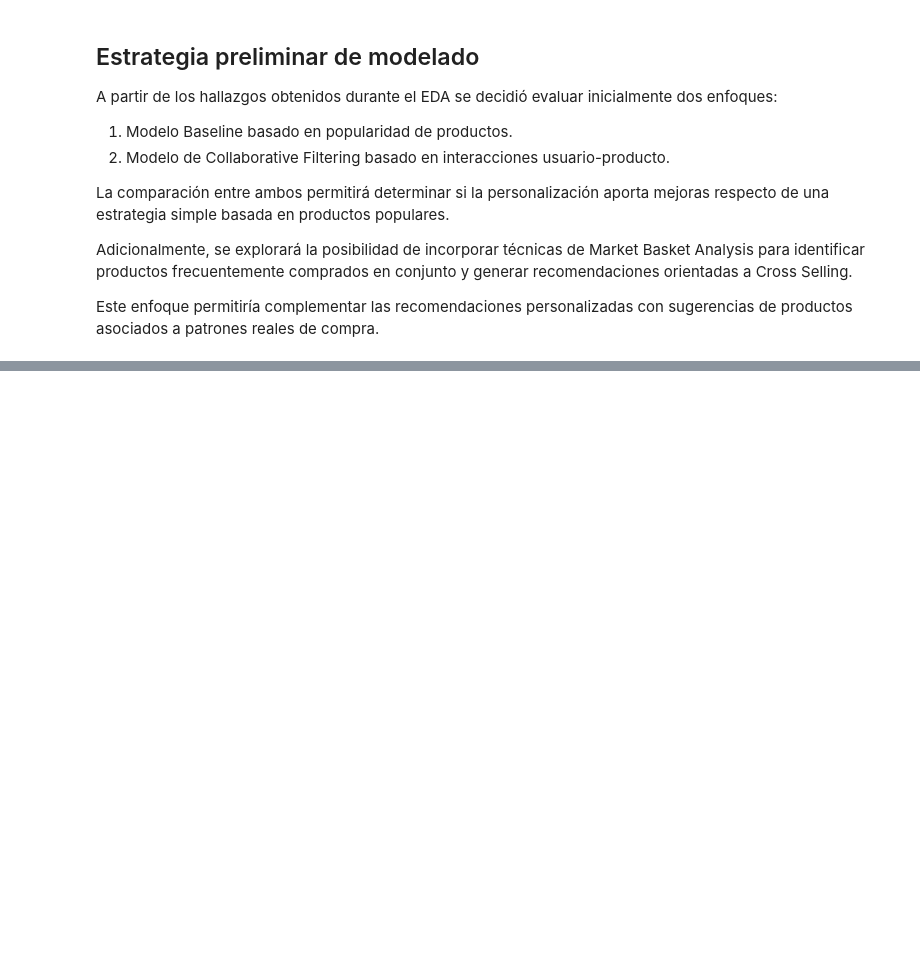
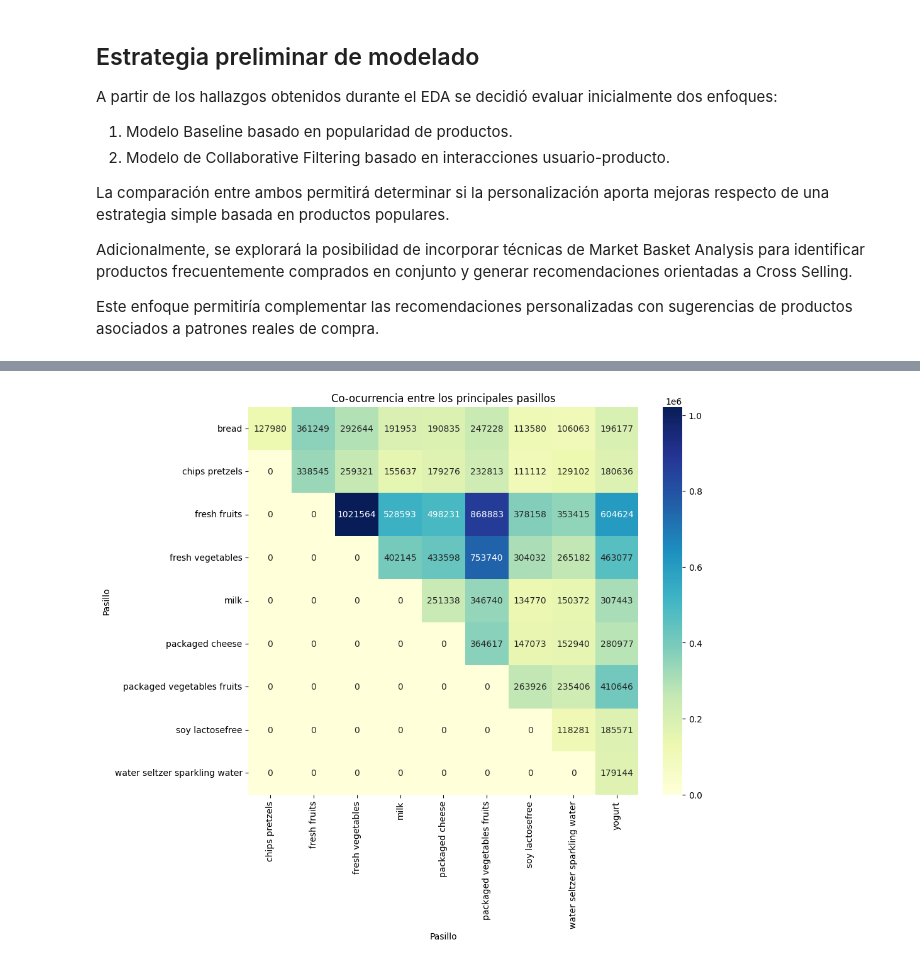
Before and after one commit to Caromponce/ProyectoFinal-DataScience-Henry, a Jupyter notebook: notebooks/02_EDA.ipynb, the cells around one changed output, grey strips where cells are left out. Cells and saved outputs as stored; diff of their text form; code cells hidden in the pictures; blank space fills up the shorter version.

```diff
--- a/notebooks/02_EDA.ipynb
+++ b/notebooks/02_EDA.ipynb
@@ -495,0 +924,7 @@ Este enfoque permitiría complementar las recomendaciones personalizadas con sug
+# %%
+# Generar pares de pasillos
+
+pair_counter = Counter()
+
+for aisles_list in order_aisles:
+    pair_counter.update(combinations(aisles_list, 2))
@@ -495,0 +968,12 @@ Este enfoque permitiría complementar las recomendaciones personalizadas con sug
+# %%
+# Cantidad de compras por pasillo
+
+purchases_by_aisle = (
+    prior_full
+    .groupby("aisle")
+    .agg(total_purchases=("product_id", "count"))
+    .reset_index()
+    .sort_values("total_purchases", ascending=False)
+)
+
+purchases_by_aisle.head(10)
@@ -495,0 +992,44 @@ Este enfoque permitiría complementar las recomendaciones personalizadas con sug
+# %%
+# Obtener los 10 pasillos que más aparecen en los pares de co-ocurrencia
+
+top_aisles = (
+    purchases_by_aisle
+    .head(10)["aisle"]
+    .tolist()
+)
+
+# Filtrar únicamente las relaciones entre esos pasillos
+
+heatmap_pairs = pairs_df[
+    (pairs_df["aisle_1"].isin(top_aisles)) &
+    (pairs_df["aisle_2"].isin(top_aisles))
+]
+
+# Construir la matriz de co-ocurrencia
+
+heatmap_data = heatmap_pairs.pivot(
+    index="aisle_1",
+    columns="aisle_2",
+    values="co_occurrence"
+)
+
+heatmap_data = heatmap_data.fillna(0)
+
+# Graficar el heatmap
+
+plt.figure(figsize=(10,8))
+
+sns.heatmap(
+    heatmap_data,
+    annot=True,
+    fmt=".0f",
+    cmap="YlGnBu"
+)
+
+plt.title("Co-ocurrencia entre los principales pasillos")
+plt.xlabel("Pasillo")
+plt.ylabel("Pasillo")
+
+plt.show()
+# %% [output]
+[figure, added]
```
Also changed, not shown: parts of 63 cells of this notebook.
